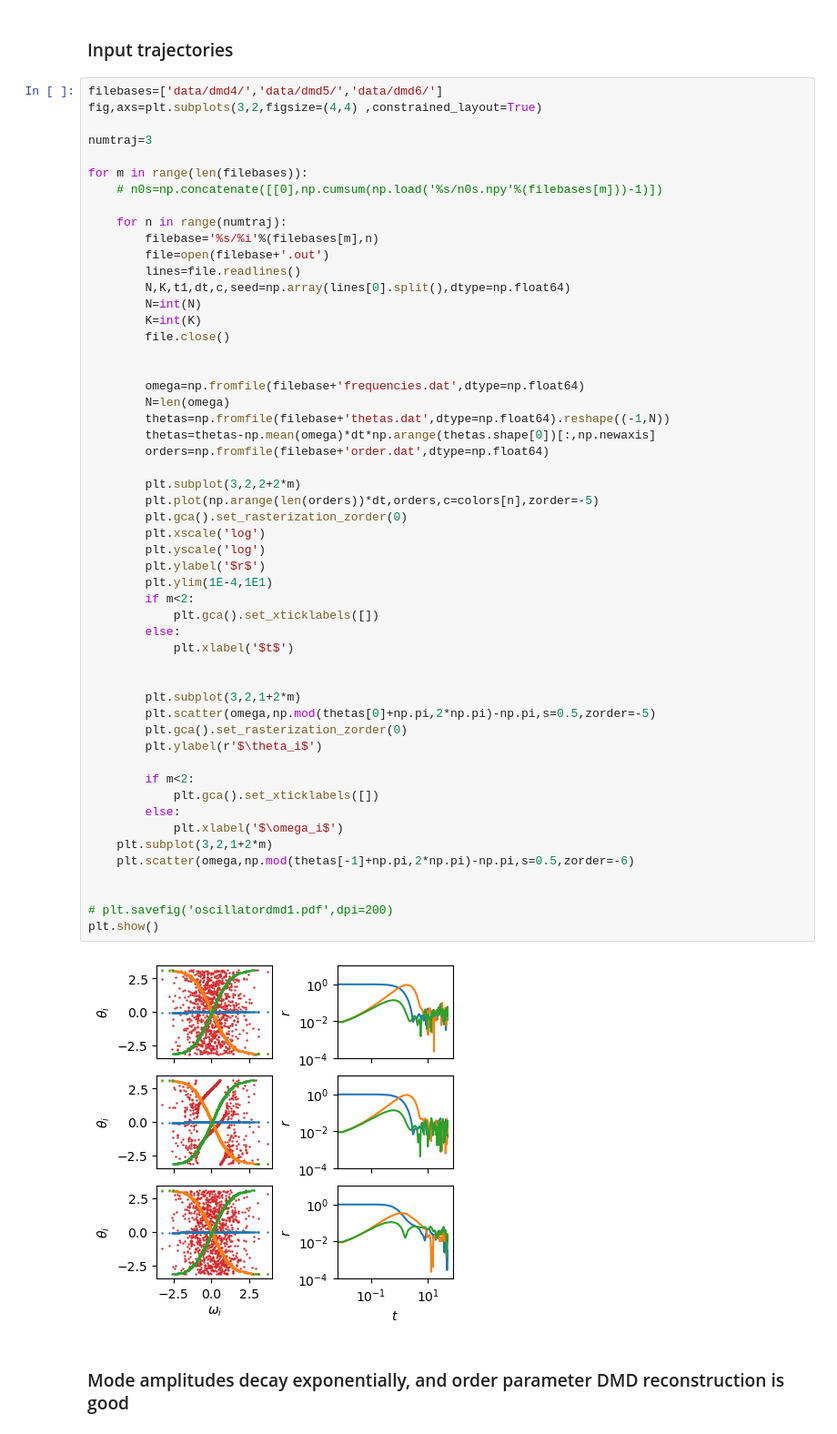
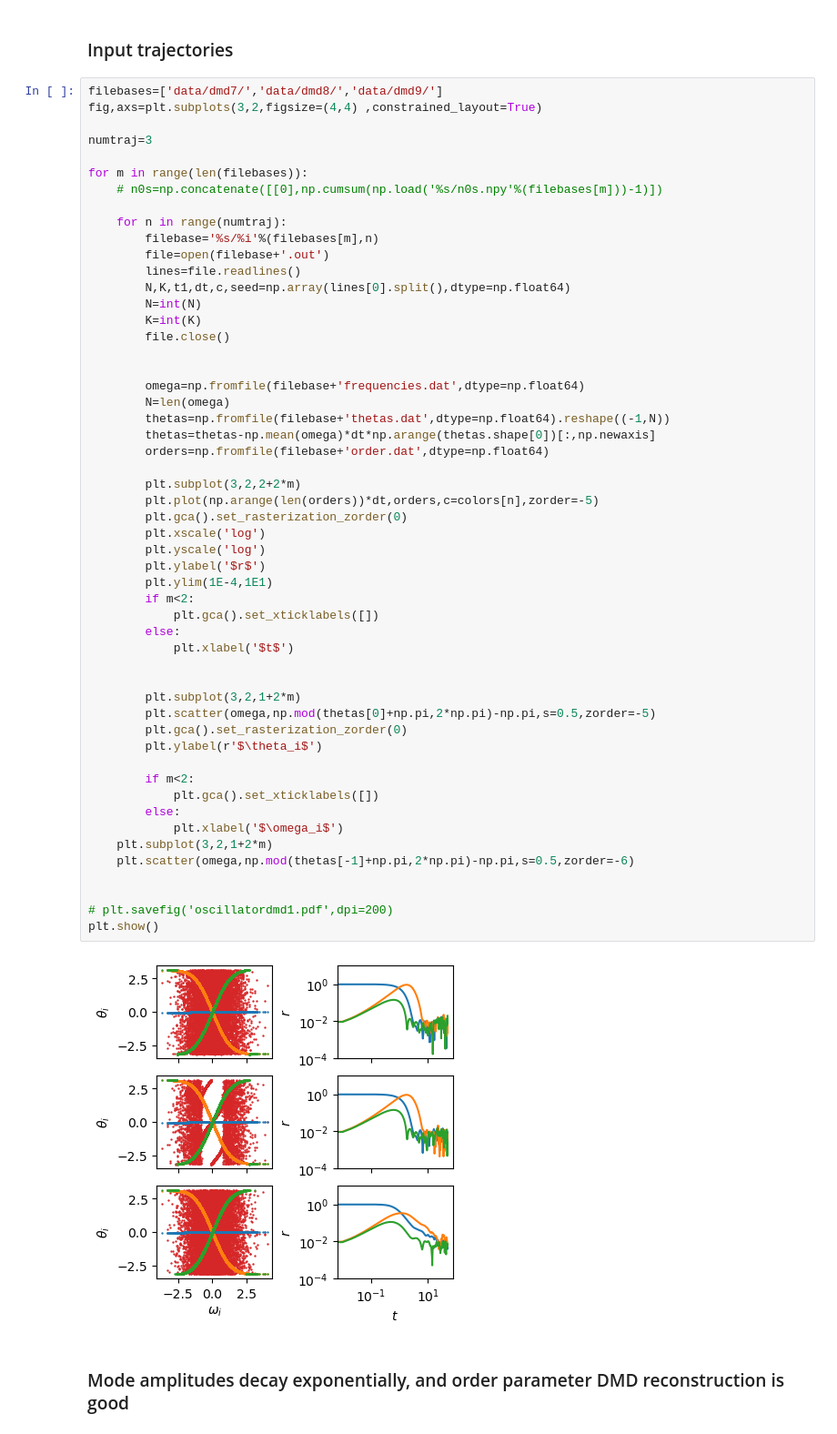
Before and after one commit to znicolaou/kuramoto, a Jupyter notebook: dmdplot.ipynb, the cells around one changed output. Shown at 91% size. Saved outputs shown, nothing was run; the diff lists cells and outputs as text.

```diff
--- a/dmdplot.ipynb
+++ b/dmdplot.ipynb
@@ -95,7 +73,7 @@ runtime: 3.286138
 # %% [markdown]
 ### Input trajectories
 # %%
-filebases=['data/dmd4/','data/dmd5/','data/dmd6/']
+filebases=['data/dmd7/','data/dmd8/','data/dmd9/']
 fig,axs=plt.subplots(3,2,figsize=(4,4) ,constrained_layout=True)
 
 numtraj=3
@@ -121,33 +99,33 @@ for m in range(len(filebases)):
 
         plt.subplot(3,2,2+2*m)
         plt.plot(np.arange(len(orders))*dt,orders,c=colors[n],zorder=-5)
         plt.gca().set_rasterization_zorder(0)
         plt.xscale('log')
         plt.yscale('log')
         plt.ylabel('$r$')
         plt.ylim(1E-4,1E1)
         if m<2:
             plt.gca().set_xticklabels([])
         else:
             plt.xlabel('$t$')
 
 
         plt.subplot(3,2,1+2*m)
         plt.scatter(omega,np.mod(thetas[0]+np.pi,2*np.pi)-np.pi,s=0.5,zorder=-5)
         plt.gca().set_rasterization_zorder(0)
         plt.ylabel(r'$\theta_i$')
 
         if m<2:
             plt.gca().set_xticklabels([])
         else:
             plt.xlabel('$\omega_i$')
     plt.subplot(3,2,1+2*m)
     plt.scatter(omega,np.mod(thetas[-1]+np.pi,2*np.pi)-np.pi,s=0.5,zorder=-6)
 
 
 # plt.savefig('oscillatordmd1.pdf',dpi=200)
 plt.show()
 # %% [output]
-[figure, old version]
+[figure, new version]
 # %% [markdown]
 ### Mode amplitudes decay exponentially, and order parameter DMD reconstruction is good
```
Also changed, not shown: parts of 8 cells of this notebook, 3 other files.
